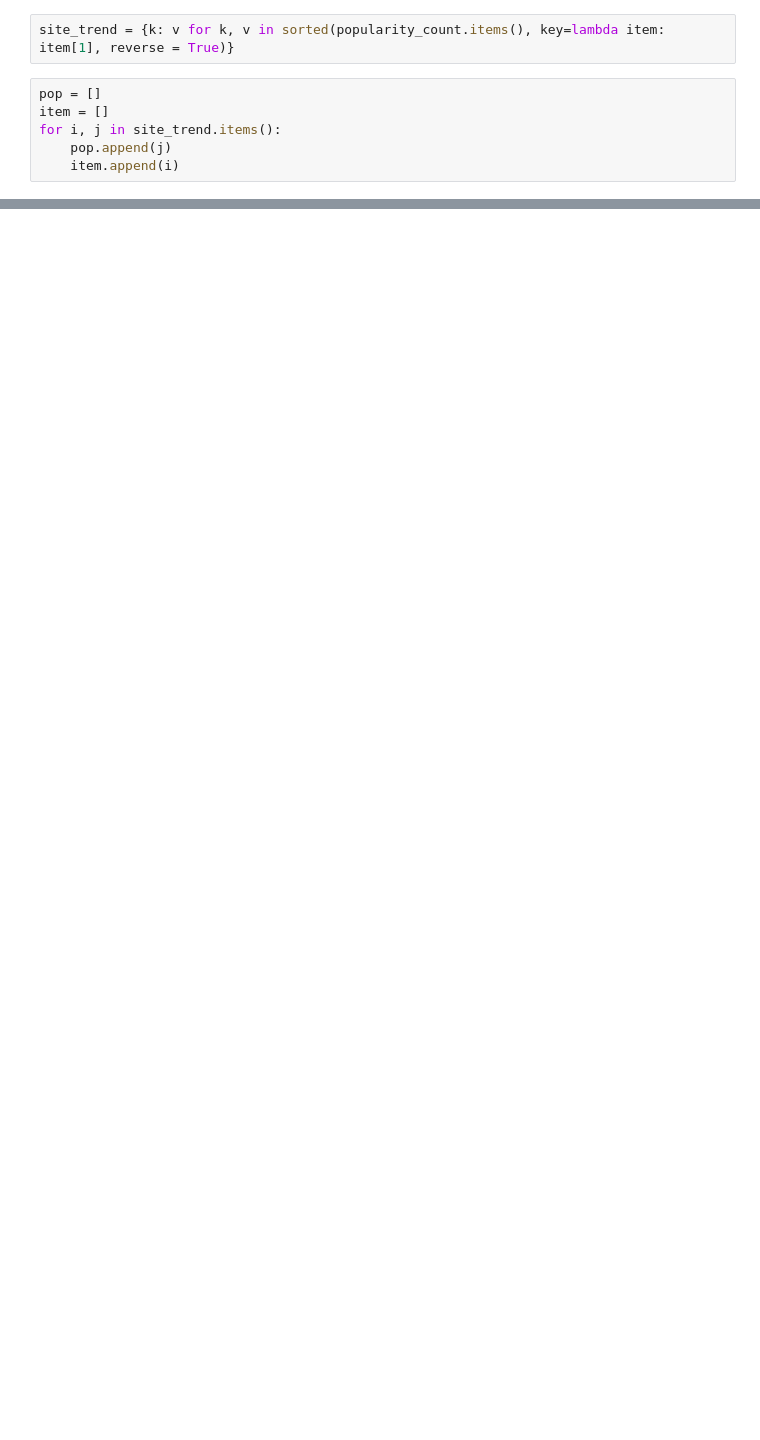
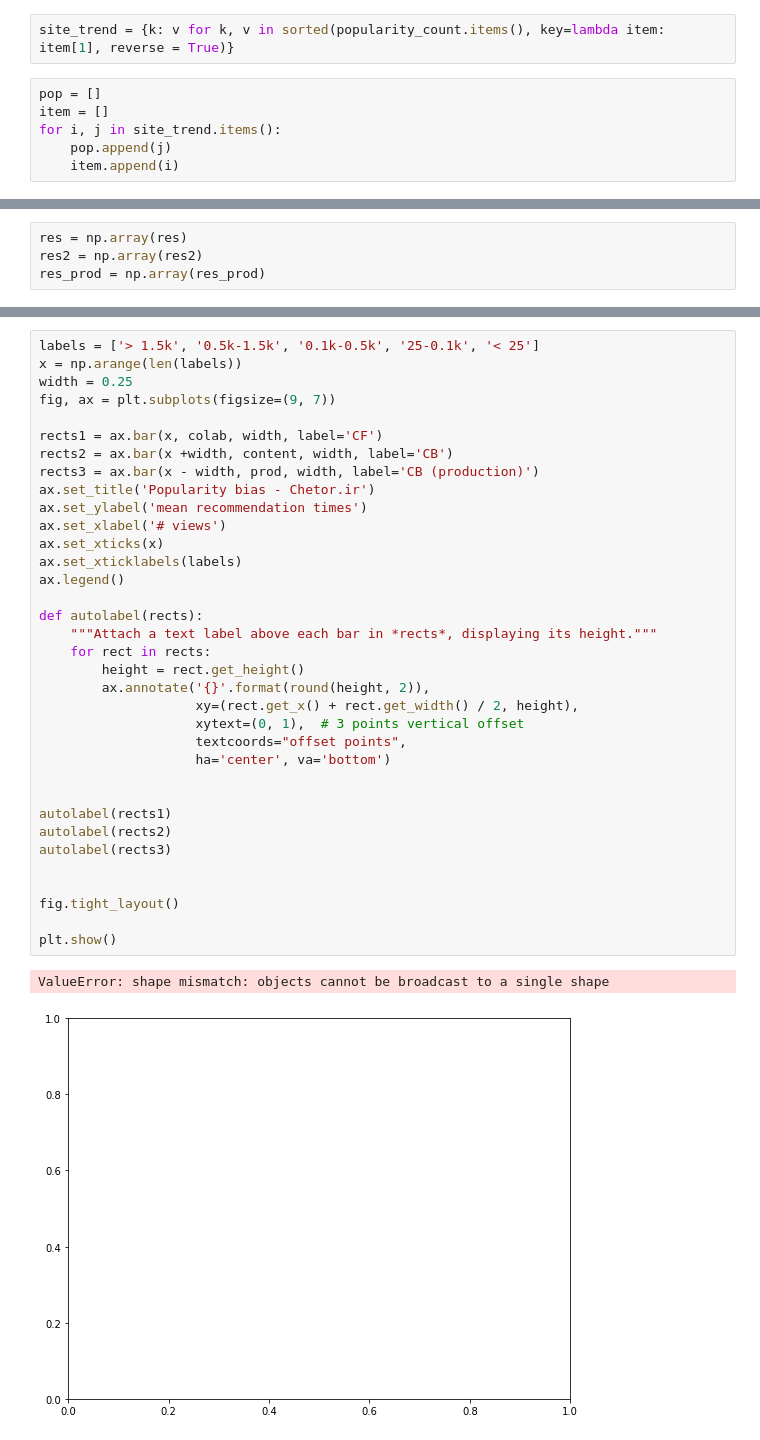
Before and after one commit to ae1999/Yekranet-Recommender-system-offline-evaluation, a Jupyter notebook: chetor pop bias.ipynb, the cells around one changed output, grey strips where cells are left out. Saved outputs shown, nothing was run; the diff lists cells and outputs as text; blank space fills up the shorter version.

```diff
--- a/chetor pop bias.ipynb
+++ b/chetor pop bias.ipynb
@@ -338,0 +368,4 @@ plt.legend()
+# %%
+res = np.array(res)
+res2 = np.array(res2)
+res_prod = np.array(res_prod)
@@ -338,0 +397,38 @@ plt.legend()
+# %%
+labels = ['> 1.5k', '0.5k-1.5k', '0.1k-0.5k', '25-0.1k', '< 25']
+x = np.arange(len(labels))
+width = 0.25
+fig, ax = plt.subplots(figsize=(9, 7))
+
+rects1 = ax.bar(x, colab, width, label='CF')
+rects2 = ax.bar(x +width, content, width, label='CB')
+rects3 = ax.bar(x - width, prod, width, label='CB (production)')
+ax.set_title('Popularity bias - Chetor.ir')
+ax.set_ylabel('mean recommendation times')
+ax.set_xlabel('# views')
+ax.set_xticks(x)
+ax.set_xticklabels(labels)
+ax.legend()
+
+def autolabel(rects):
+    """Attach a text label above each bar in *rects*, displaying its height."""
+    for rect in rects:
+        height = rect.get_height()
+        ax.annotate('{}'.format(round(height, 2)),
+                    xy=(rect.get_x() + rect.get_width() / 2, height),
+                    xytext=(0, 1),  # 3 points vertical offset
+                    textcoords="offset points",
+                    ha='center', va='bottom')
+
+
+autolabel(rects1)
+autolabel(rects2)
+autolabel(rects3)
+
+
+fig.tight_layout()
+
+plt.show()
+# %% [output]
+ValueError: shape mismatch: objects cannot be broadcast to a single shape
+[figure, added]
```
Also changed, not shown: parts of 41 cells of this notebook, 1 other file.
